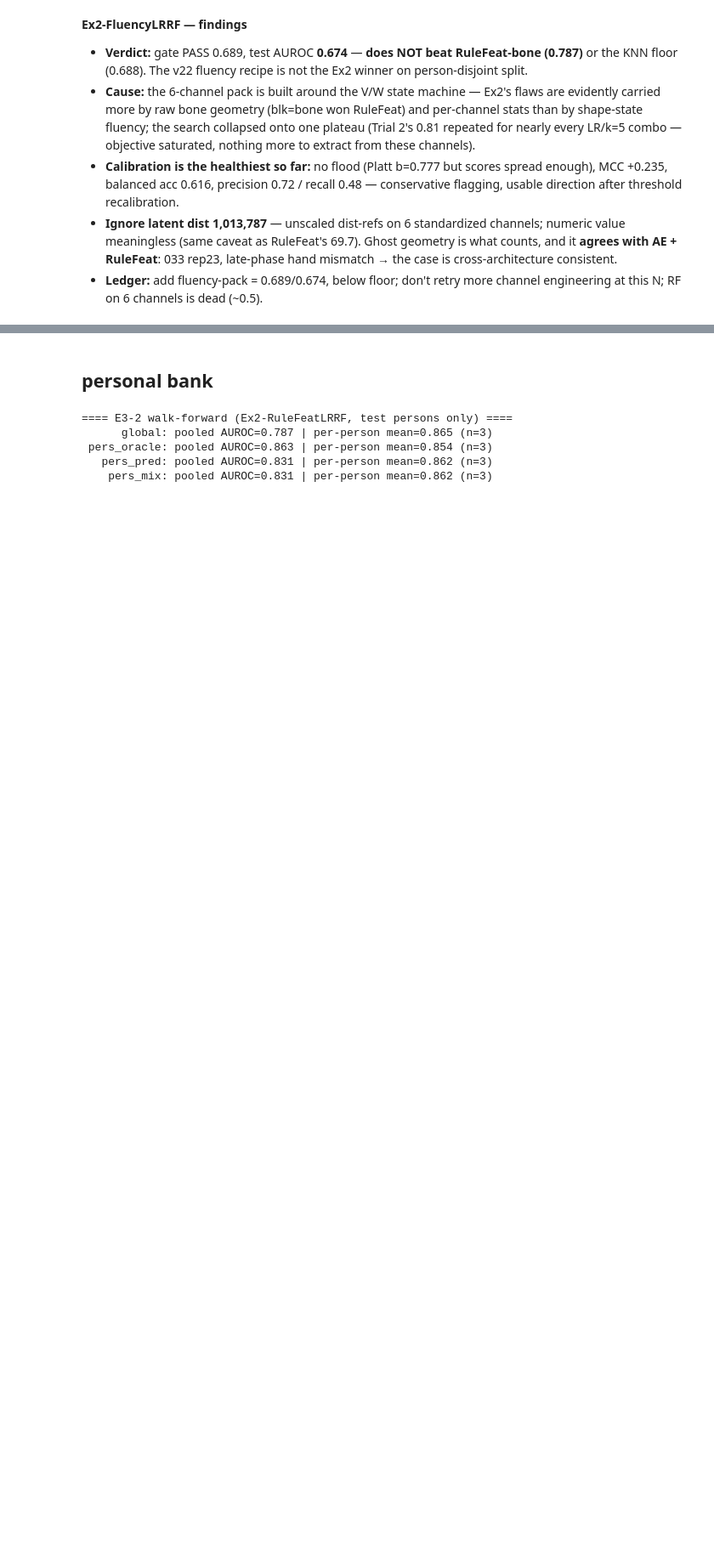
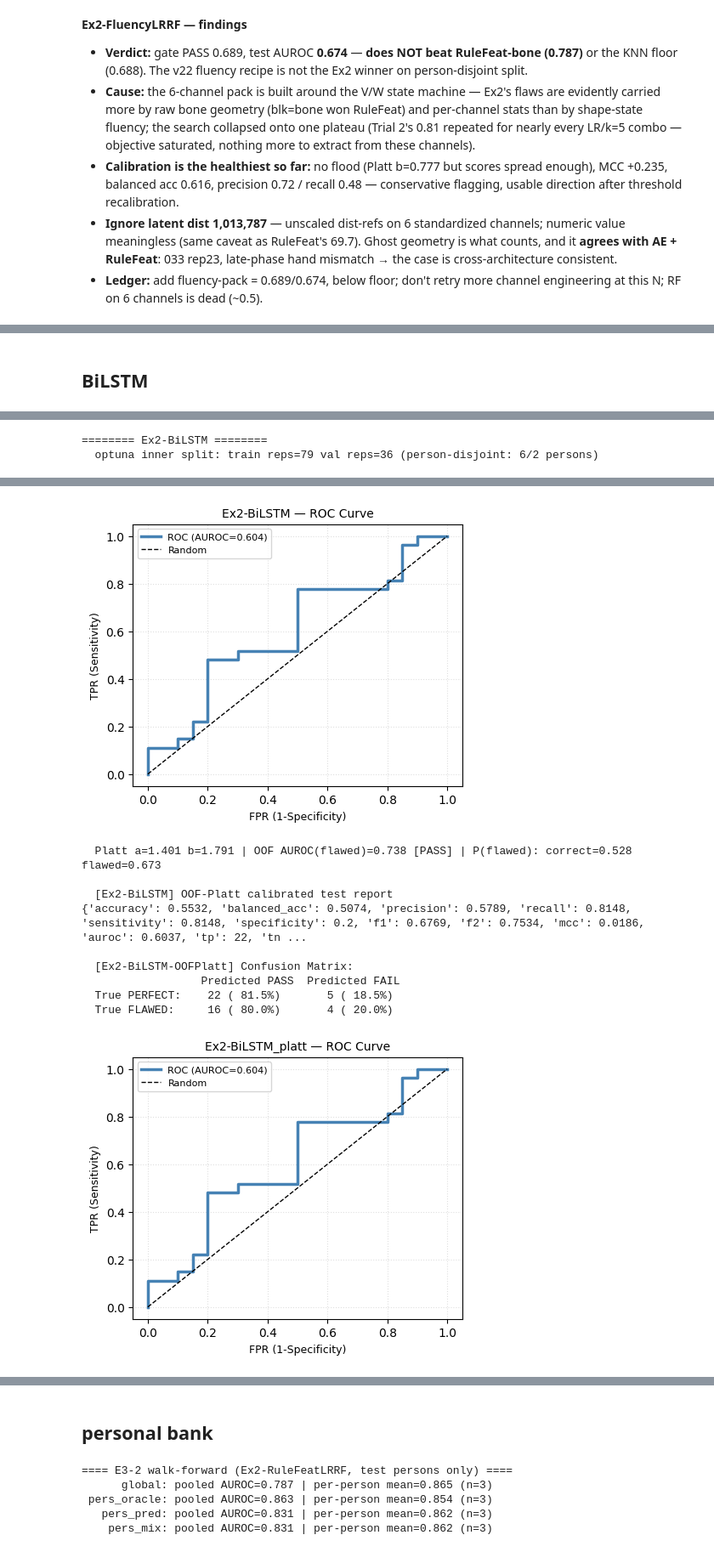
Before and after one commit to waquar003/pose-detection-physiotherapy, a Jupyter notebook: notebooks/model-train-ex2.ipynb, the cells around one changed output, grey strips where cells are left out. Shown at 85% size. Cells and saved outputs as stored; diff of their text form; code cells hidden in the pictures; blank space fills up the shorter version.

```diff
--- a/notebooks/model-train-ex2.ipynb
+++ b/notebooks/model-train-ex2.ipynb
@@ -1231,0 +1561,13 @@ worst test rep: 033 rep23 label=0 p_flawed=0.685
+# %% [markdown]
+## BiLSTM
+# %%
+class _BiLSTM(nn.Module):
+    def __init__(self, D, p):
+        super().__init__()
+        self.lstm = nn.LSTM(D, p["hidden"], num_layers=p["layers"],
+                            batch_first=True, bidirectional=True,
+                            dropout=p["dropout"] if p["layers"] > 1 else 0.0)
+        self.head = nn.Sequential(nn.Dropout(p["dropout"]), nn.Linear(2 * p["hidden"], 1))
+    def forward(self, x):
+        h, _ = self.lstm(x)
+        return self.head(h[:, -1, :]).squeeze(-1)        # last timestep -> logit
@@ -1231,0 +1607,34 @@ worst test rep: 033 rep23 label=0 p_flawed=0.685
+# %%
+class BiLSTMSpec(ArchSpec):
+    name = "Ex2-BiLSTM"
+    supervised = True
+
+    def search_space(self, trial):
+        return dict(
+            blk=trial.suggest_categorical("blk", ["bone", "dang", "ang", "full"]),
+            hidden=trial.suggest_categorical("hidden", [16, 32]),
+            layers=trial.suggest_int("layers", 1, 2),
+            dropout=trial.suggest_float("dropout", 0.0, 0.4),
+            lr=trial.suggest_float("lr", 1e-4, 2e-3, log=True),
+            weight_decay=trial.suggest_float("weight_decay", 1e-6, 1e-2, log=True),
+            epochs=trial.suggest_categorical("epochs", [40, 80]),
+            q=trial.suggest_float("q", 50.0, 95.0))
+
+    def pack(self, std_list, rows=None):
+        return np.asarray(std_list, dtype=np.float32)
+
+    def train(self, X, y, params, seed):
+        return BiLSTMRef(params).fit(X, y)
+
+    def score(self, model, X, p):
+        return model.scores(np.asarray(X))
+
+    def embed(self, model, rows):                    # bank: last hidden state
+        sc = FeatureScaler().fit(np.concatenate([r["X2d"] for r in rows], 0))
+        b = np.asarray(self.pack(std_rows(rows, sc), rows))[:, :, model.blk]
+        with torch.no_grad():
+            h, _ = model.model.lstm(torch.tensor(b, device=DEVICE))
+            return h[:, -1, :].cpu().numpy()
+# %%
+bilstm_bundle = run_experiment(BiLSTMSpec(), feat_train, feat_test)
+# %% [output]
@@ -1231,0 +1642,2 @@ worst test rep: 033 rep23 label=0 p_flawed=0.685
+======== Ex2-BiLSTM ========
+  optuna inner split: train reps=79 val reps=36 (person-disjoint: 6/2 persons)
@@ -1231,0 +1661,11 @@ worst test rep: 033 rep23 label=0 p_flawed=0.685
+[figure, added]
+  Platt a=1.401 b=1.791 | OOF AUROC(flawed)=0.738 [PASS] | P(flawed): correct=0.528 flawed=0.673
+
+  [Ex2-BiLSTM] OOF-Platt calibrated test report
+{'accuracy': 0.5532, 'balanced_acc': 0.5074, 'precision': 0.5789, 'recall': 0.8148, 'sensitivity': 0.8148, 'specificity': 0.2, 'f1': 0.6769, 'f2': 0.7534, 'mcc': 0.0186, 'auroc': 0.6037, 'tp': 22, 'tn ...
+
+  [Ex2-BiLSTM-OOFPlatt] Confusion Matrix:
+                  Predicted PASS  Predicted FAIL
+  True PERFECT:    22 ( 81.5%)       5 ( 18.5%)
+  True FLAWED:     16 ( 80.0%)       4 ( 20.0%)
+[figure, added]
```
Also changed, not shown: parts of 28 cells of this notebook.
